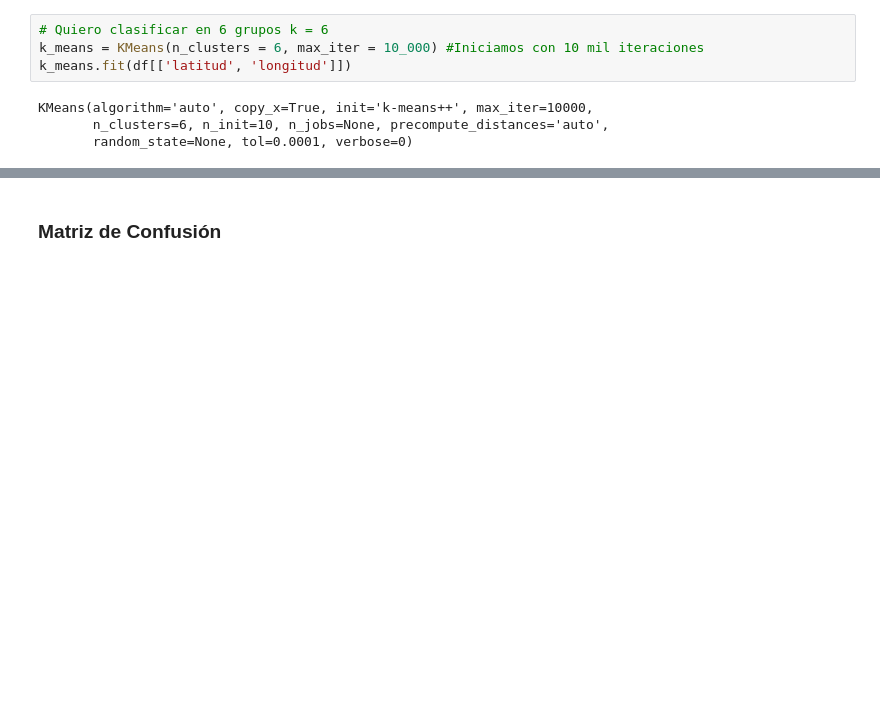
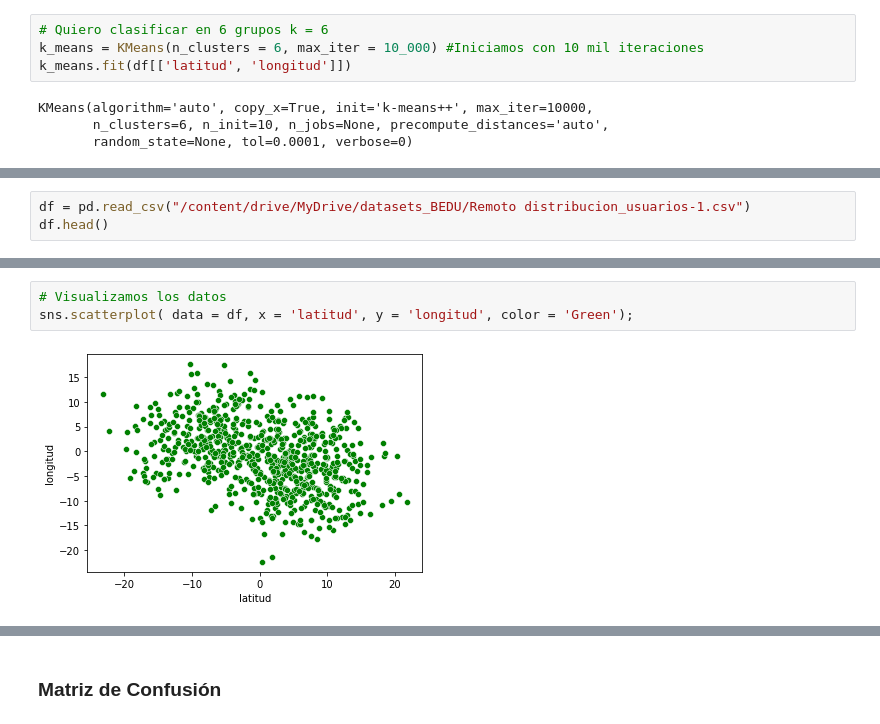
Before and after one commit to LIZZETHGOMEZ/BEDU-Santander, a Jupyter notebook: Analisis de Datos con Python/Sesion_8.ipynb, the cells around one changed output, grey strips where cells are left out. Saved outputs shown, nothing was run; the diff lists cells and outputs as text; blank space fills up the shorter version.

```diff
--- a/Analisis de Datos con Python/Sesion_8.ipynb
+++ b/Analisis de Datos con Python/Sesion_8.ipynb
@@ -41,0 +64,3 @@ centers = k_means.clusters_centers
+# %%
+df = pd.read_csv("/content/drive/MyDrive/datasets_BEDU/Remoto distribucion_usuarios-1.csv")
+df.head()
@@ -41,0 +74,5 @@ centers = k_means.clusters_centers
+# %%
+# Visualizamos los datos
+sns.scatterplot( data = df, x = 'latitud', y = 'longitud', color = 'Green');
+# %% [output]
+[figure, added]
```
Also changed, not shown: parts of 18 cells of this notebook.
